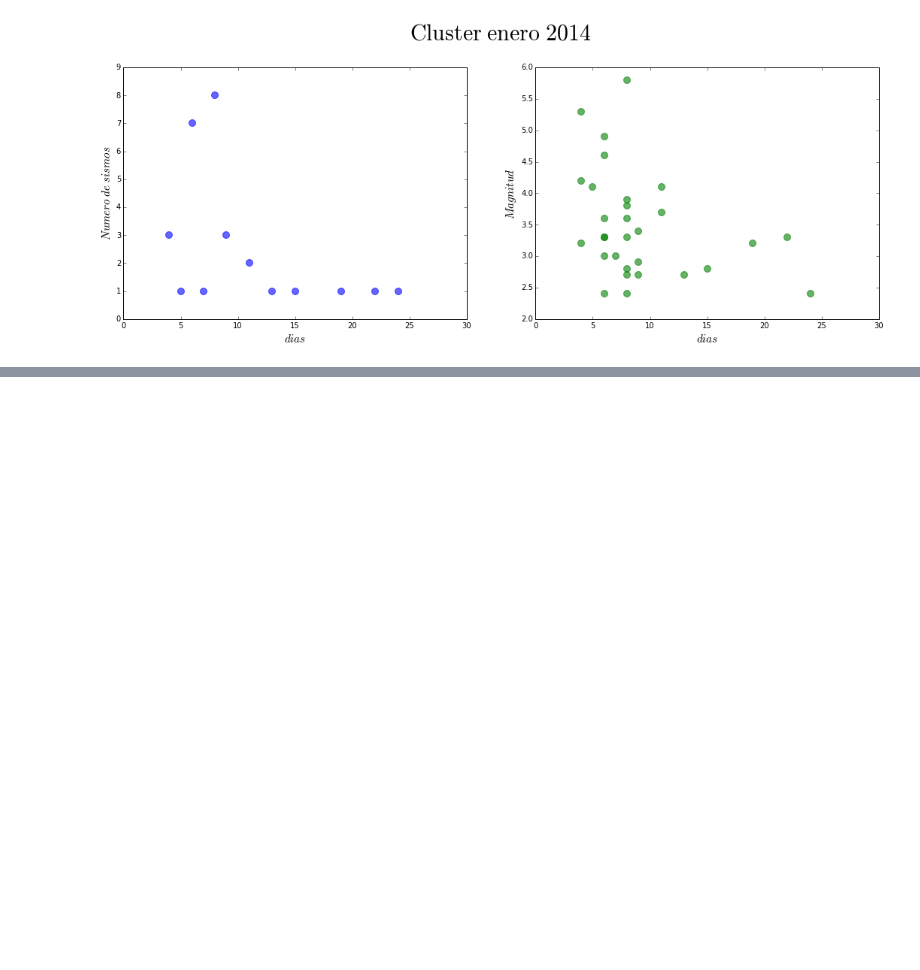
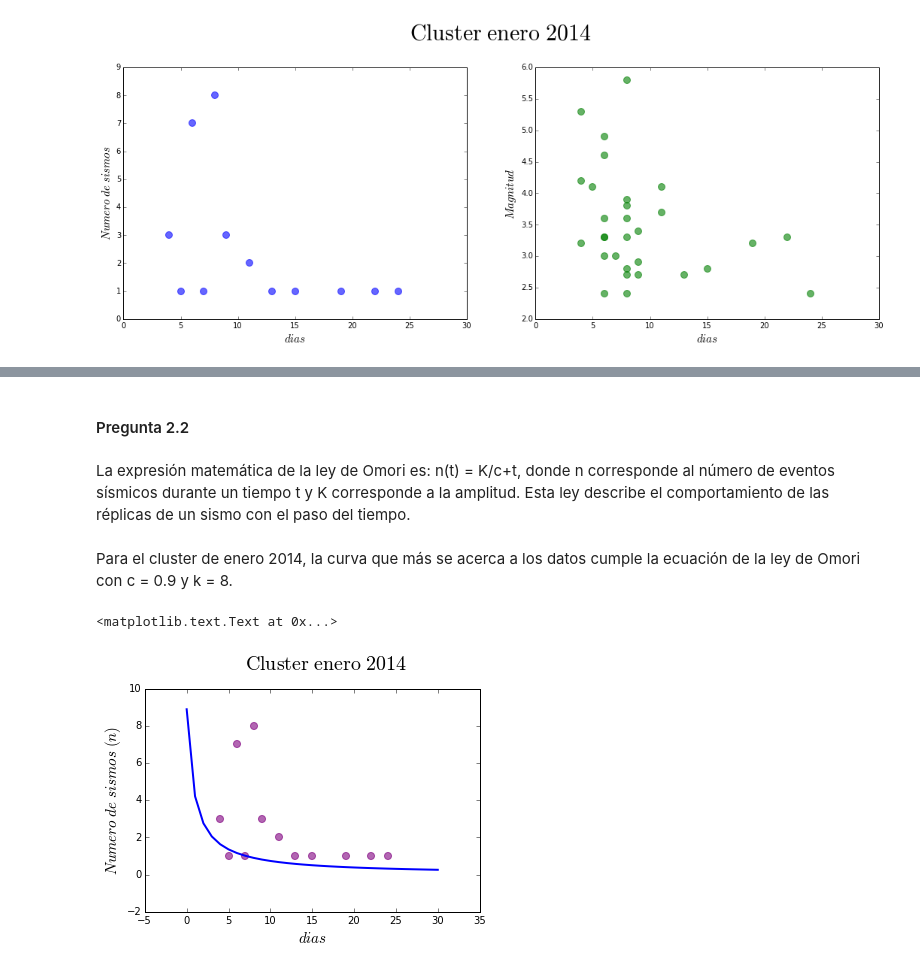
Before and after one commit to auracuervog/Sismologia20151, a Jupyter notebook: Tarea1/Tarea1.ipynb, the cells around one changed output, grey strips where cells are left out. Drawn from its saved outputs; the diff is of its cells as text; code cells hidden in the pictures; blank space fills up the shorter version.

```diff
--- a/Tarea1/Tarea1.ipynb
+++ b/Tarea1/Tarea1.ipynb
@@ -318,0 +488,28 @@ grid()
+# %% [markdown]
+#### Pregunta 2.2
+# %% [markdown]
+La expresión matemática de la ley de Omori es: n(t) = K/c+t, donde n corresponde al número de eventos sísmicos durante un tiempo t y K corresponde a la amplitud. Esta ley describe el comportamiento de las réplicas de un sismo con el paso del tiempo.
+# %% [markdown]
+Para el cluster de enero 2014, la curva que más se acerca a los datos cumple la ecuación de la ley de Omori con c = 0.9 y k = 8.
+# %%
+t = []
+n  = []
+k = 8
+c = 0.9
+
+for sd in range(0,31):
+    t.append(sd)
+for df in range(0,31):
+    n.append(k/(c+t[df]))
+
+figu, axi = plt.subplots()
+
+axi.plot(t,n,'b')
+axi.lines[-1].set_linewidth(2)
+axi.scatter(dias_en,num_sismos,color=('purple'),s=50,alpha=0.6)
+plt.xlabel(r'$dias$', fontsize=15)
+plt.ylabel(r'$Numero \ de \ sismos \ (n)$', fontsize=15)
+plt.text(7, 11, "$\mathrm{Cluster \ enero \ 2014}$", fontsize=20, rotation='horizontal')
+# %% [output]
+<matplotlib.text.Text at 0x...>
+[figure, added]
```
Also changed, not shown: parts of 16 cells of this notebook.
